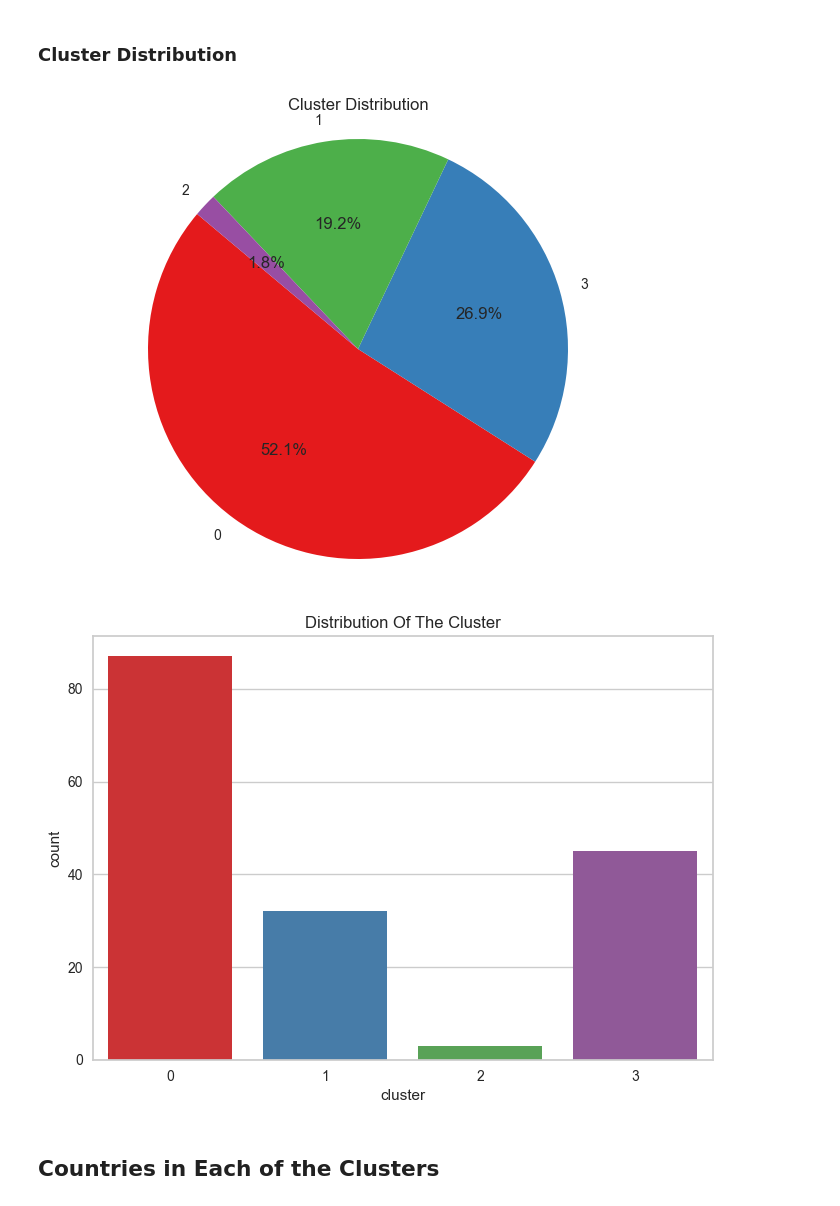
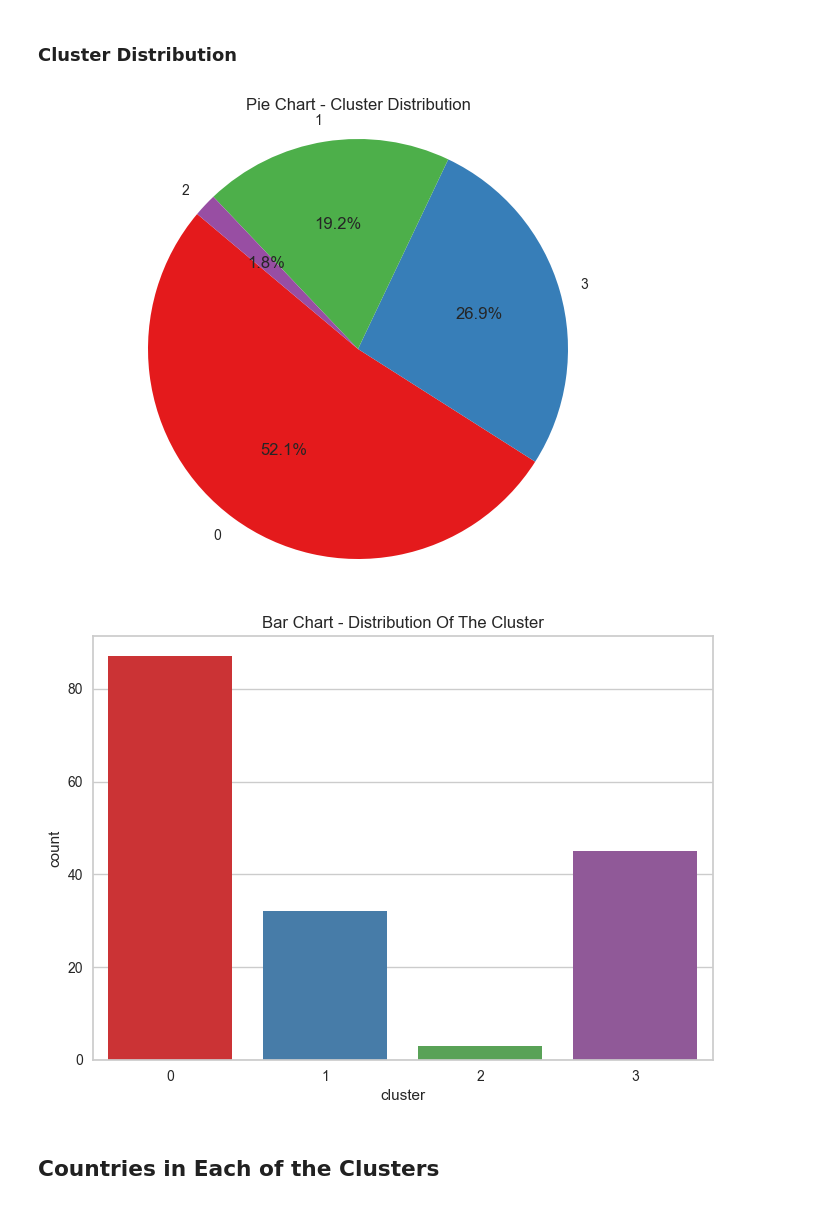
Before and after one commit to I-amyayi/Clustering-PCA, a Jupyter notebook: NGO.ipynb, the cells around one changed output. Saved outputs shown, nothing was run; the diff lists cells and outputs as text; code cells hidden in the pictures.

```diff
--- a/NGO.ipynb
+++ b/NGO.ipynb
@@ -489,30 +483,30 @@ Each cluster is categorized based on key socio-economic indicators such as incom
 # %%
 custom_colors = sns.color_palette('Set1', 4)  # Adjust 4 to the number of colors needed
 
 
 # Plotting a pie chart
 plt.figure(figsize=(8, 6))
 plt.pie(cluster_counts, labels=cluster_counts.index, autopct='%1.1f%%', startangle=140, colors=custom_colors)
-plt.title('Cluster Distribution')
+plt.title('Pie Chart - Cluster Distribution')
 plt.axis('equal')  # Equal aspect ratio ensures that pie is drawn as a circle.
 
 #Save the image below
 plt.savefig("Pie Chart(clusters).png",dpi = 300,bbox_inches ="tight")
 plt.show()
 # %% [output]
-[figure, old version]
+[figure, new version]
 # %%
 custom_colors = sns.color_palette('Set1', 4)
 
 #Plotting countplot of clusters
 #pal = ["#682F2F","#B9C0C9", "#9F8A78","#F3AB60"]
 pl = sns.countplot(x=df["cluster"], palette= custom_colors)
-pl.set_title("Distribution Of The Cluster")
+pl.set_title("Bar Chart - Distribution Of The Cluster")
 #Save the image below
 plt.savefig("Bar chart (clusters).png",dpi = 300,bbox_inches ="tight")
 plt.show()
 # %% [output]
-[figure, old version]
+[figure, new version]
 # %% [markdown]
 ## Countries in Each of the Clusters
 # %%
```
Also changed, not shown: parts of 2 cells of this notebook.
